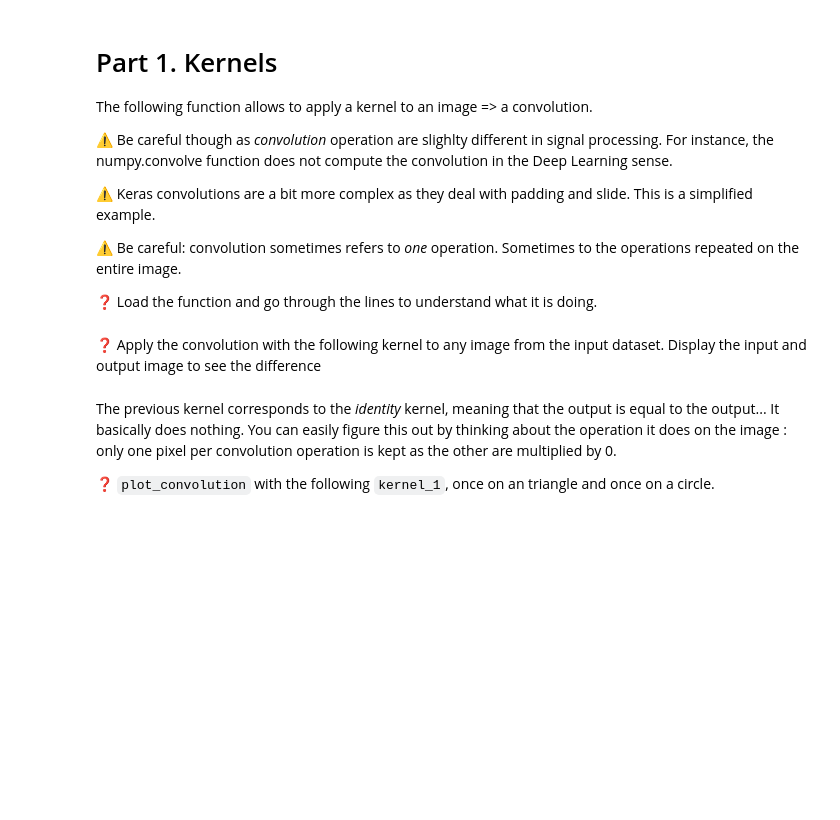
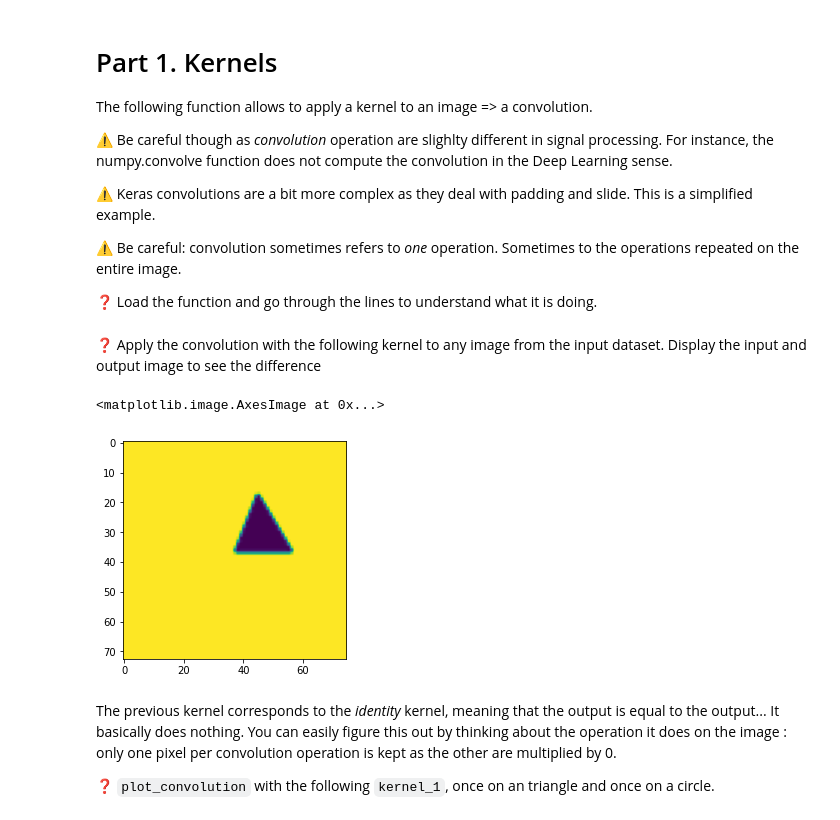
Before and after one commit to selmalopez/data-challenges, a Jupyter notebook: 06-Deep-Learning/03-Convolutional-Neural-Networks/02-Intuition-on-Convolutions/intuitions_on_convolutions.ipynb, the cells around one changed output. Drawn from its saved outputs; the diff is of its cells as text; code cells hidden in the pictures; blank space fills up the shorter version.

```diff
--- a/06-Deep-Learning/03-Convolutional-Neural-Networks/02-Intuition-on-Convolutions/intuitions_on_convolutions.ipynb
+++ b/06-Deep-Learning/03-Convolutional-Neural-Networks/02-Intuition-on-Convolutions/intuitions_on_convolutions.ipynb
@@ -126,6 +144,11 @@ identity_kernel = [
 ]
 # %%
 # YOUR CODE HERE
+s = compute_convolution(X[100], identity_kernel)
+plt.imshow(s)
+# %% [output]
+<matplotlib.image.AxesImage at 0x...>
+[figure, added]
 # %% [markdown]
 The previous kernel corresponds to the _identity_ kernel, meaning that the output is equal to the output... It basically does nothing. You can easily figure this out by thinking about the operation it does on the image : only one pixel per convolution operation is kept as the other are multiplied by 0.
 
```
Also changed, not shown: parts of 18 cells of this notebook.
